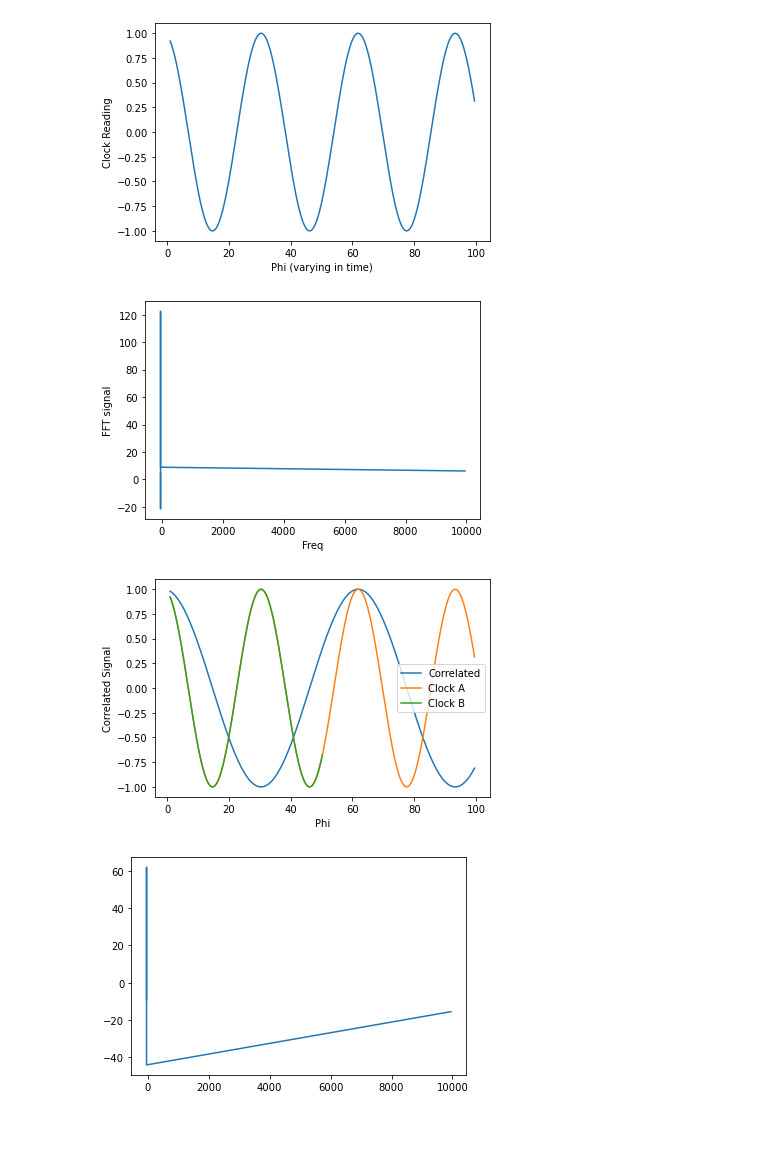
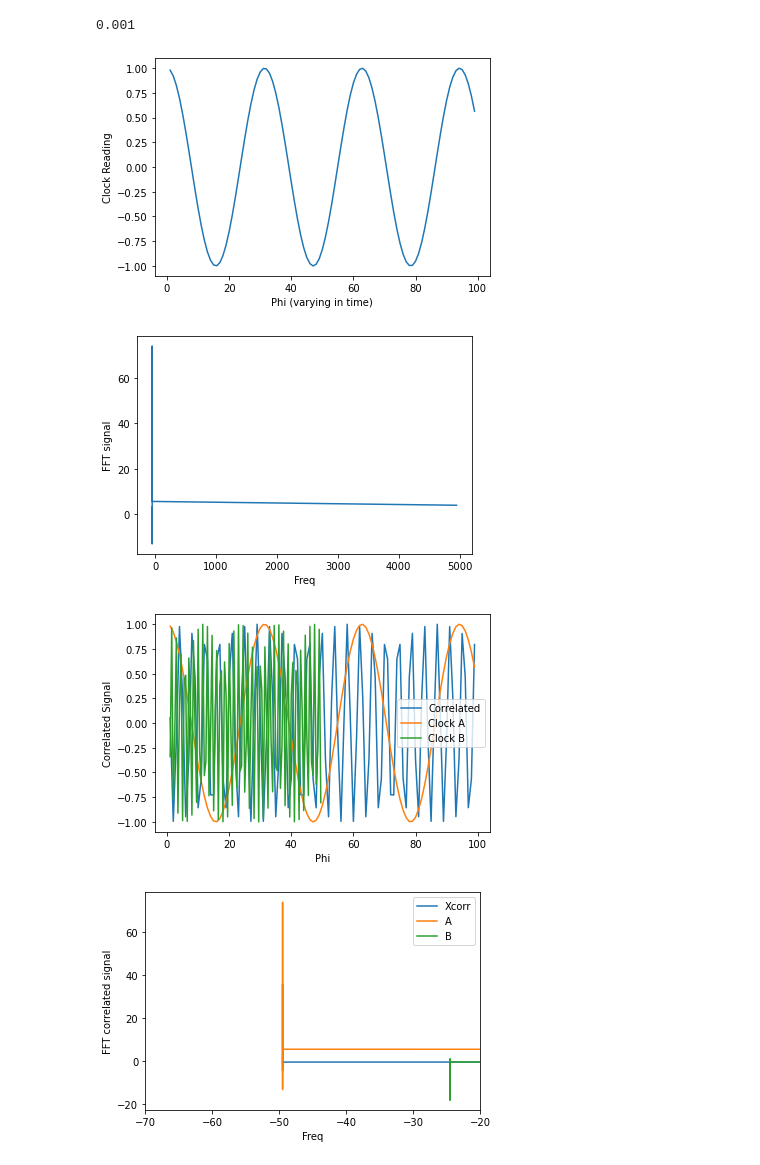
Before and after one commit to suannlim/msci_spaceclocks, a Jupyter notebook: clock_correlation.ipynb, the cells around one changed output. Drawn from its saved outputs; the diff is of its cells as text; code cells hidden in the pictures; blank space fills up the shorter version.

Commit message:
tested adding noise to clock signal

```diff
--- a/clock_correlation.ipynb
+++ b/clock_correlation.ipynb
@@ -9,18 +21,24 @@ import matplotlib.pyplot as plt
 
 omega = 0.2
 
+# each clock has a value of phi that varies according to time t
+
+
+
+
 clockA_amp = 1
-clockA_phi = np.arange(1,100,0.5)
 A_phase = 0
-coord_time = 1
+coord_timeA = np.arange(1,100,1)
+clockA_phi = 1e-3
+print(clockA_phi)
 
 def clock(amp, phi, phase, coord_time, omega):
 
-    Avals = np.zeros(len(phi),dtype=complex)
+    Avals = np.zeros(len(coord_time),dtype=complex)
 
-    for i in range(len(phi)):
+    for i in range(len(coord_time)):
 
-        cplex = omega*(1+phi[i])*coord_time
+        cplex = omega*(1+phi)*coord_time[i]
         exponent = complex(phase,cplex)
         #print(exponent)
         time = amp * cmath.exp(exponent)
@@ -31,7 +49,9 @@ def clock(amp, phi, phase, coord_time, omega):
     #print(Avals)
     return Avals
 
-clockA_vals = clock(clockA_amp, clockA_phi, A_phase, coord_time, omega)
+clockA_vals = clock(clockA_amp, clockA_phi, A_phase, coord_timeA, omega)
+# %% [output]
+0.001
 # %%
 # plotting only the real part
 
@@ -39,12 +59,12 @@ realAvals = clockA_vals.real
 
 
 plt.figure("Clock A Real")
-plt.plot(clockA_phi, realAvals)
+plt.plot(coord_timeA, realAvals)
 plt.xlabel("Phi (varying in time)")
 plt.ylabel("Clock Reading")
 plt.show()
 # %% [output]
-[figure, old version]
+[figure, new version]
 # %%
 # now fft the values
 
@@ -52,45 +72,57 @@ import scipy
 from scipy.fft import fft, ifft
 
 # fft the time and signal
-freq = fft(clockA_phi)
-fft_signal = fft(clockA_vals)
+freqA = fft(coord_timeA)
+fft_signalA = fft(clockA_vals)
 
-real_fft_signal = fft_signal.real
+real_fft_signalA = fft_signalA.real
 
 plt.figure("Clock A FFT")
-plt.plot(freq, real_fft_signal)
+plt.plot(freqA, real_fft_signalA)
 plt.xlabel("Freq")
 plt.ylabel("FFT signal")
 plt.show()
 # %% [output]
-[figure, old version]
+[figure, new version]
 # %%
 # defining clock B
 
 clockB_amp = 1
-clockB_phi = np.arange(1,50.5,0.25)
 B_phase = 0
-coord_time = 1
+coord_timeB = np.arange(1,50,0.5)
+clockB_phi = 40
 
-clockB_vals = clock(clockB_amp, clockB_phi, B_phase, coord_time, omega)
+
+clockB_vals = clock(clockB_amp, clockB_phi, B_phase, coord_timeB, omega)
+
+freqB = fft(coord_timeB)
+
+fft_signalB = fft(clockB_vals)
+
+real_fft_signalB = fft_signalB.real
+
 realB_vals = clockB_vals.real
 
 xcorr_phi = clockA_phi - clockB_phi
 
-xcorrelate = clock(clockA_amp, xcorr_phi, B_phase, coord_time,omega)
+xcorrelate = clock(clockA_amp, xcorr_phi, B_phase, coord_timeA,omega)
+
+fft_xcorr = fft(xcorrelate)
+
+real_fft_xcorr = fft_xcorr.real
 
 real_xcorrelate = xcorrelate.real
 # %%
 plt.figure("Cross Correlated Clocks")
-plt.plot(clockA_phi, real_xcorrelate, label = "Correlated")
-plt.plot(clockA_phi, realAvals, label = "Clock A")
-plt.plot(clockB_phi, realB_vals, label = "Clock B")
+plt.plot(coord_timeA, real_xcorrelate, label = "Correlated")
+plt.plot(coord_timeA, realAvals, label = "Clock A")
+plt.plot(coord_timeB, realB_vals, label = "Clock B")
 plt.legend()
 plt.xlabel("Phi")
 plt.ylabel("Correlated Signal")
 plt.show()
 # %% [output]
-[figure, old version]
+[figure, new version]
 # %%
 # fourier transforming the correlated signal
 
@@ -98,9 +130,13 @@ correlated_fft = fft(xcorrelate)
 real_correlated_fft = correlated_fft.real
 
 plt.figure("correlated fft")
-plt.plot(freq, real_correlated_fft)
+plt.plot(freqA, real_correlated_fft, label = "Xcorr")
+plt.plot(freqA, real_fft_signalA, label = "A")
+plt.plot(freqB, real_fft_signalB, label = "B")
 plt.xlabel("Freq")
 plt.ylabel("FFT correlated signal")
+plt.legend()
+plt.xlim((-70,-20))
 plt.show()
 # %% [output]
-[figure, old version]
+[figure, new version]
```
Also changed, not shown: parts of 1 cell of this notebook, 4 other files.
